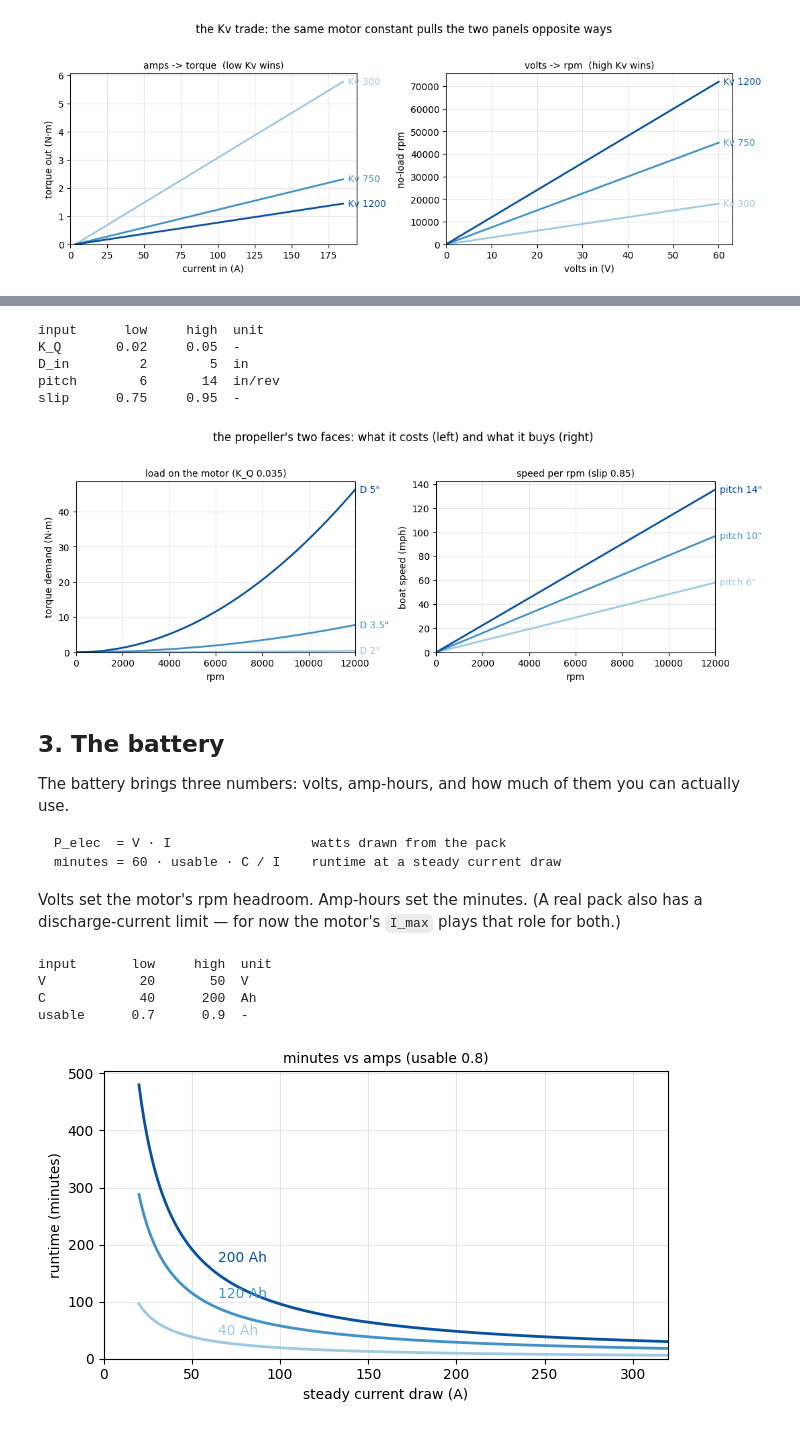
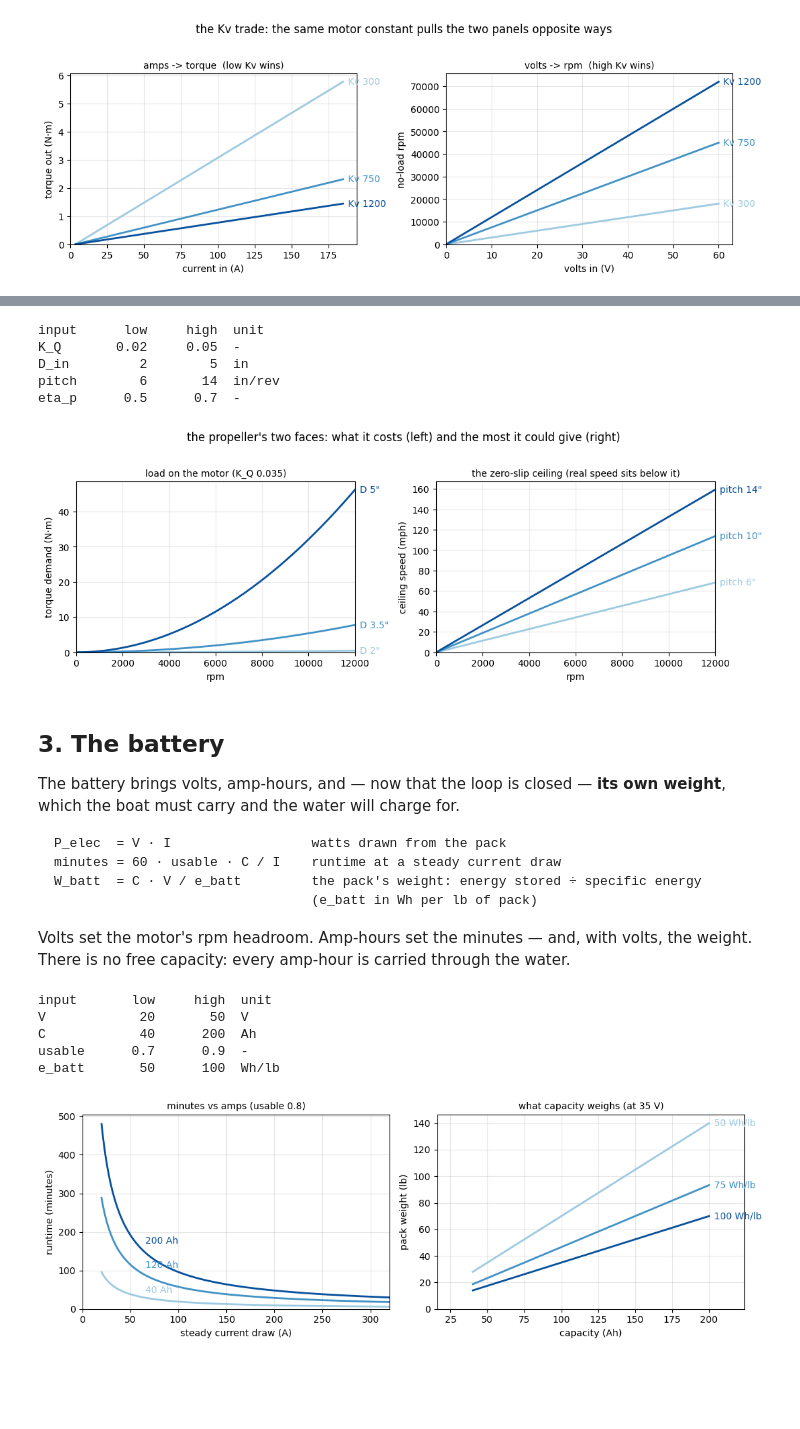
Before and after one commit to MarMar888/hav, a Jupyter notebook: optimization/willmarley.ipynb, the cells around one changed output, grey strips where cells are left out. Saved outputs shown, nothing was run; the diff lists cells and outputs as text; code cells hidden in the pictures; blank space fills up the shorter version.

````diff
--- a/optimization/willmarley.ipynb
+++ b/optimization/willmarley.ipynb
@@ -112,13 +117,12 @@ PROP_BOUNDS = {
     "K_Q":   (0.02, 0.05),
     "D_in":  (2.0, 5.0),
     "pitch": (6.0, 14.0),
-    "slip":  (0.75, 0.95),
+    "eta_p": (0.5, 0.7),
 }
-PROP_UNITS = {"K_Q": "-", "D_in": "in", "pitch": "in/rev", "slip": "-"}
+PROP_UNITS = {"K_Q": "-", "D_in": "in", "pitch": "in/rev", "eta_p": "-"}
 show_bounds(PROP_BOUNDS, PROP_UNITS)
 
 KQ_mid = sum(PROP_BOUNDS["K_Q"]) / 2
-slip_mid = sum(PROP_BOUNDS["slip"]) / 2
 rpm = np.linspace(0, 12000, 200)
 
 fig, (ax1, ax2) = plt.subplots(1, 2, figsize=(11, 3.8))
@@ -128,66 +132,80 @@ for D_in, color in zip(lo_mid_hi(PROP_BOUNDS, "D_in"), SEQ):
     ax1.annotate(f'D {D_in:g}"', (rpm[-1], Q[-1]),
                  xytext=(5, 0), textcoords="offset points", color=color, va="center")
 for pitch, color in zip(lo_mid_hi(PROP_BOUNDS, "pitch"), SEQ):
-    mph = rpm * pitch * slip_mid / 1056
-    ax2.plot(rpm, mph, color=color, lw=2)
-    ax2.annotate(f'pitch {pitch:g}"', (rpm[-1], mph[-1]),
+    mph_max = rpm * pitch / 1056
+    ax2.plot(rpm, mph_max, color=color, lw=2)
+    ax2.annotate(f'pitch {pitch:g}"', (rpm[-1], mph_max[-1]),
                  xytext=(5, 0), textcoords="offset points", color=color, va="center")
 ax1.set_xlabel("rpm"); ax1.set_ylabel("torque demand (N·m)")
 ax1.set_title(f"load on the motor (K_Q {KQ_mid:g})", fontsize=10)
-ax2.set_xlabel("rpm"); ax2.set_ylabel("boat speed (mph)")
-ax2.set_title(f"speed per rpm (slip {slip_mid:g})", fontsize=10)
+ax2.set_xlabel("rpm"); ax2.set_ylabel("ceiling speed (mph)")
+ax2.set_title("the zero-slip ceiling (real speed sits below it)", fontsize=10)
 for ax in (ax1, ax2):
     ax.grid(alpha=0.3); ax.set_xlim(0, rpm[-1]); ax.set_ylim(bottom=0)
     ax.margins(x=0.15)
-fig.suptitle("the propeller's two faces: what it costs (left) and what it buys (right)", y=1.02)
+fig.suptitle("the propeller's two faces: what it costs (left) and the most it could give (right)", y=1.02)
 plt.tight_layout(); plt.show()
 # %% [output]
 input      low     high  unit
 K_Q       0.02     0.05  -
 D_in         2        5  in
 pitch        6       14  in/rev
-slip      0.75     0.95  -
+eta_p      0.5      0.7  -
-[figure, old version]
+[figure, new version]
 # %% [markdown]
 ## 3. The battery
 
-The battery brings three numbers: volts, amp-hours, and how much of them you can actually use.
+The battery brings volts, amp-hours, and — now that the loop is closed — **its own weight**,
+which the boat must carry and the water will charge for.
 
 ```text
 P_elec  = V · I                  watts drawn from the pack
 minutes = 60 · usable · C / I    runtime at a steady current draw
+W_batt  = C · V / e_batt         the pack's weight: energy stored ÷ specific energy
+                                 (e_batt in Wh per lb of pack)
 ```
 
-Volts set the motor's rpm headroom. Amp-hours set the minutes. (A real pack also has a
-discharge-current limit — for now the motor's `I_max` plays that role for both.)
+Volts set the motor's rpm headroom. Amp-hours set the minutes — and, with volts, the
+weight. There is no free capacity: every amp-hour is carried through the water.
 # %%
 BATT_BOUNDS = {
     "V":      (20.0, 50.0),
     "C":      (40.0, 200.0),
     "usable": (0.7, 0.9),
+    "e_batt": (50.0, 100.0),
 }
-BATT_UNITS = {"V": "V", "C": "Ah", "usable": "-"}
+BATT_UNITS = {"V": "V", "C": "Ah", "usable": "-", "e_batt": "Wh/lb"}
 show_bounds(BATT_BOUNDS, BATT_UNITS)
 
 usable_mid = sum(BATT_BOUNDS["usable"]) / 2
+V_mid = sum(BATT_BOUNDS["V"]) / 2
 I = np.linspace(20, 320, 200)
+C_axis = np.linspace(*BATT_BOUNDS["C"], 100)
 
-fig, ax = plt.subplots(figsize=(6.5, 3.8))
+fig, (ax1, ax2) = plt.subplots(1, 2, figsize=(11, 3.8))
 for C, color in zip(lo_mid_hi(BATT_BOUNDS, "C"), SEQ):
     minutes = 60 * usable_mid * C / I
-    ax.plot(I, minutes, color=color, lw=2)
-    x_lab = 60.0  # label where the curves are still well separated
-    ax.annotate(f"{C:g} Ah", (x_lab, 60 * usable_mid * C / x_lab),
-                xytext=(6, 4), textcoords="offset points", color=color)
-ax.set_xlabel("steady current draw (A)"); ax.set_ylabel("runtime (minutes)")
-ax.set_title(f"minutes vs amps (usable {usable_mid:g})", fontsize=10)
-ax.grid(alpha=0.3); ax.set_xlim(0, I[-1]); ax.set_ylim(bottom=0)
-ax.margins(x=0.15)
+    ax1.plot(I, minutes, color=color, lw=2)
+    x_lab = 60.0
+    ax1.annotate(f"{C:g} Ah", (x_lab, 60 * usable_mid * C / x_lab),
+                 xytext=(6, 4), textcoords="offset points", color=color)
+for e, color in zip(lo_mid_hi(BATT_BOUNDS, "e_batt"), SEQ):
+    ax2.plot(C_axis, C_axis * V_mid / e, color=color, lw=2)
+    ax2.annotate(f"{e:g} Wh/lb", (C_axis[-1], C_axis[-1] * V_mid / e),
+                 xytext=(5, 0), textcoords="offset points", color=color, va="center")
+ax1.set_xlabel("steady current draw (A)"); ax1.set_ylabel("runtime (minutes)")
+ax1.set_title(f"minutes vs amps (usable {usable_mid:g})", fontsize=10)
+ax2.set_xlabel("capacity (Ah)"); ax2.set_ylabel("pack weight (lb)")
+ax2.set_title(f"what capacity weighs (at {V_mid:g} V)", fontsize=10)
+for ax in (ax1, ax2):
+    ax.grid(alpha=0.3); ax.set_ylim(bottom=0)
+ax1.set_xlim(0, I[-1]); ax2.margins(x=0.15)
 plt.tight_layout(); plt.show()
 # %% [output]
 input       low     high  unit
 V            20       50  V
 C            40      200  Ah
 usable      0.7      0.9  -
+e_batt       50      100  Wh/lb
-[figure, old version]
+[figure, new version]
 # %% [markdown]
````
Also changed, not shown: parts of 18 cells of this notebook, 3 other files.
